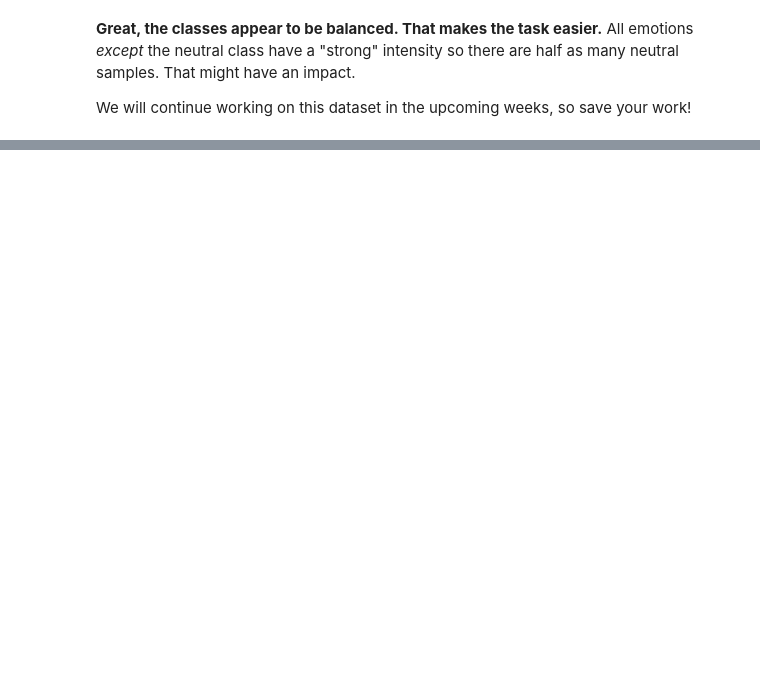
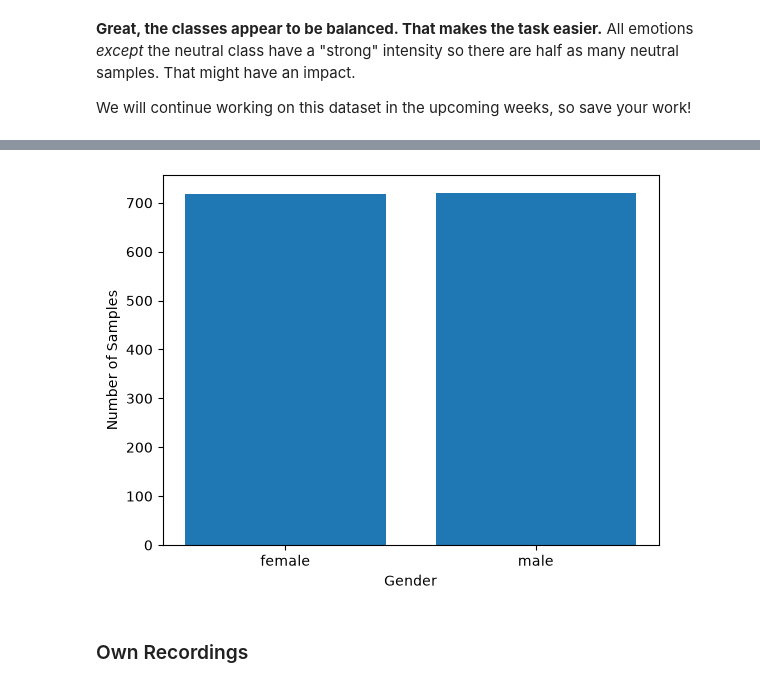
Before and after one commit to tiffanyhuang053/IAT360-Week2-DataPreprocessing, a Jupyter notebook: Week 2.ipynb, the cells around one changed output, grey strips where cells are left out. Drawn from its saved outputs; the diff is of its cells as text; code cells hidden in the pictures; blank space fills up the shorter version.

```diff
--- a/Week 2.ipynb
+++ b/Week 2.ipynb
@@ -758,0 +765,11 @@ We will continue working on this dataset in the upcoming weeks, so save your wor
+# %%
+audio_files = glob('/Users/tiffanyhuang/Downloads/Datasets/Audio Data/*/*.wav')
+og_dataset_files = []
+
+for file in audio_files:
+  actor = int(file.split("Actor_")[1].split("/")[0])
+  if actor <= 24:
+    og_dataset_files.append(file)
+
+#Playing an audio file using IPython.display
+ipd.Audio(og_dataset_files[0])
@@ -758,0 +811,21 @@ We will continue working on this dataset in the upcoming weeks, so save your wor
+# %%
+import os, glob
+
+def load_ogGender():
+  y = []
+  count = 0
+  for file in glob.glob("/Users/tiffanyhuang/Downloads/Datasets/Audio Data/Actor_*/*.wav"):
+
+    actor = int(file.split("Actor_")[1].split("/")[0])
+
+    if actor <=24:
+      #gets the number associated with the actor (last number)
+      act = int(file.split("-")[-1][:-4])
+      #if divisible by 2
+      if act % 2 == 0:
+        gender = "female"
+      else:
+        gender = "male"
+      y.append(gender)
+
+  return np.array(y)
@@ -758,0 +836,2 @@ We will continue working on this dataset in the upcoming weeks, so save your wor
+# %%
+genders = load_ogGender()
@@ -758,0 +852,12 @@ We will continue working on this dataset in the upcoming weeks, so save your wor
+# %%
+gender_list, count = np.unique(genders, return_counts=True)
+
+plt.bar(x=range(len(gender_list)), height=count)
+plt.xticks(ticks=range(len(gender_list)), labels=gender_list)
+plt.xlabel('Gender')
+plt.ylabel('Number of Samples')
+plt.show()
+# %% [output]
+[figure, added]
+# %% [markdown]
+### Own Recordings
```
Also changed, not shown: parts of 43 cells of this notebook.
